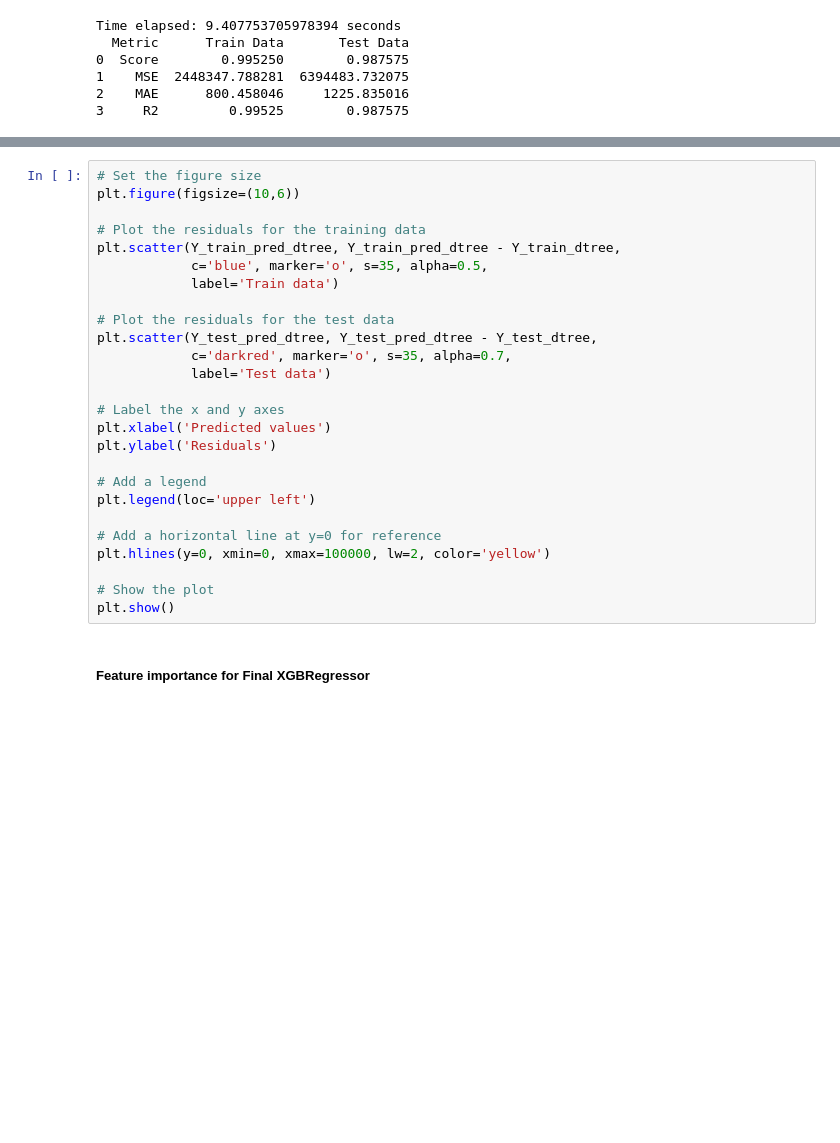
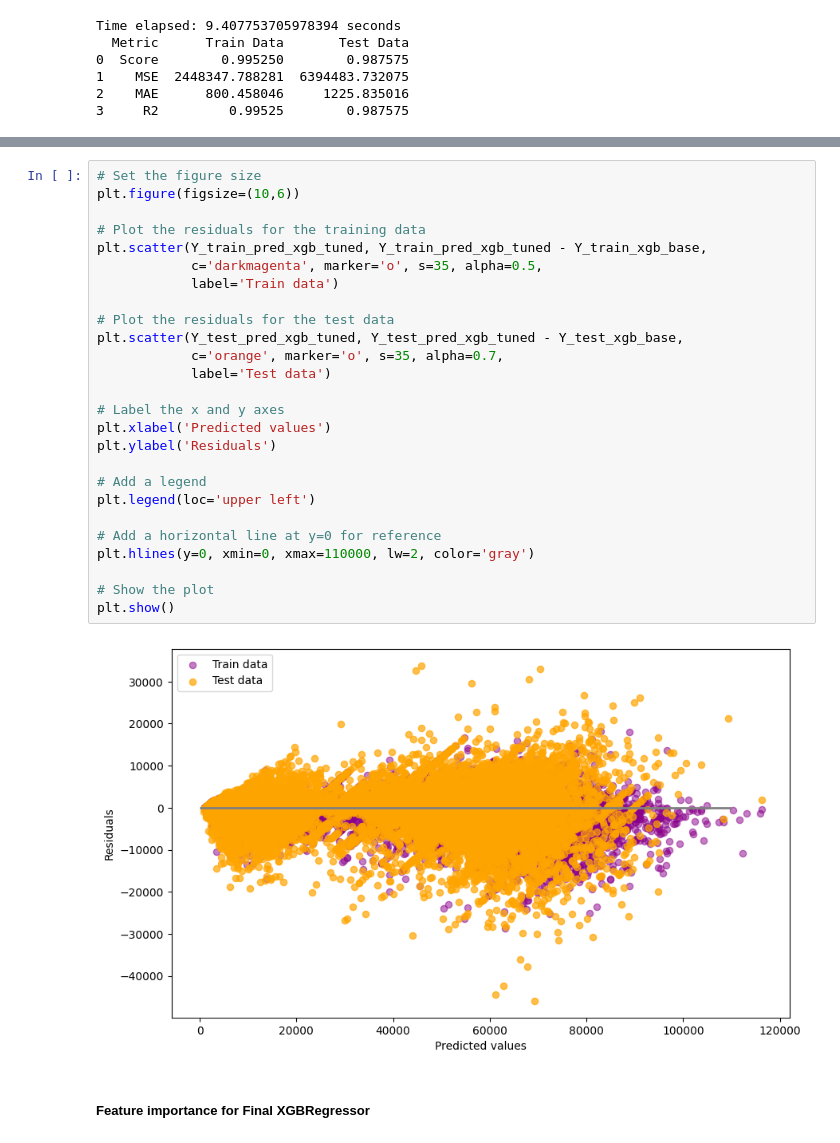
Before and after one commit to ahilah/Flight-Price-Prediction-Model, a Jupyter notebook: flight-price-pred-full.ipynb, the cells around one changed output, grey strips where cells are left out. Cells and saved outputs as stored; diff of their text form; blank space fills up the shorter version.

```diff
--- a/flight-price-pred-full.ipynb
+++ b/flight-price-pred-full.ipynb
@@ -3129,29 +3147,31 @@ Time elapsed: 9.407753705978394 seconds
 # %%
 # Set the figure size
 plt.figure(figsize=(10,6))
 
 # Plot the residuals for the training data
-plt.scatter(Y_train_pred_dtree, Y_train_pred_dtree - Y_train_dtree,
-            c='blue', marker='o', s=35, alpha=0.5,
+plt.scatter(Y_train_pred_xgb_tuned, Y_train_pred_xgb_tuned - Y_train_xgb_base,
+            c='darkmagenta', marker='o', s=35, alpha=0.5,
             label='Train data')
 
 # Plot the residuals for the test data
-plt.scatter(Y_test_pred_dtree, Y_test_pred_dtree - Y_test_dtree,
-            c='darkred', marker='o', s=35, alpha=0.7,
+plt.scatter(Y_test_pred_xgb_tuned, Y_test_pred_xgb_tuned - Y_test_xgb_base,
+            c='orange', marker='o', s=35, alpha=0.7,
             label='Test data')
 
 # Label the x and y axes
 plt.xlabel('Predicted values')
 plt.ylabel('Residuals')
 
 # Add a legend
 plt.legend(loc='upper left')
 
 # Add a horizontal line at y=0 for reference
-plt.hlines(y=0, xmin=0, xmax=100000, lw=2, color='yellow')
+plt.hlines(y=0, xmin=0, xmax=110000, lw=2, color='gray')
 
 # Show the plot
 plt.show()
+# %% [output]
+[figure, added]
 # %% [markdown]
 ##### Feature importance for **Final** XGBRegressor
 # %%
```
Also changed, not shown: parts of 11 cells of this notebook.
